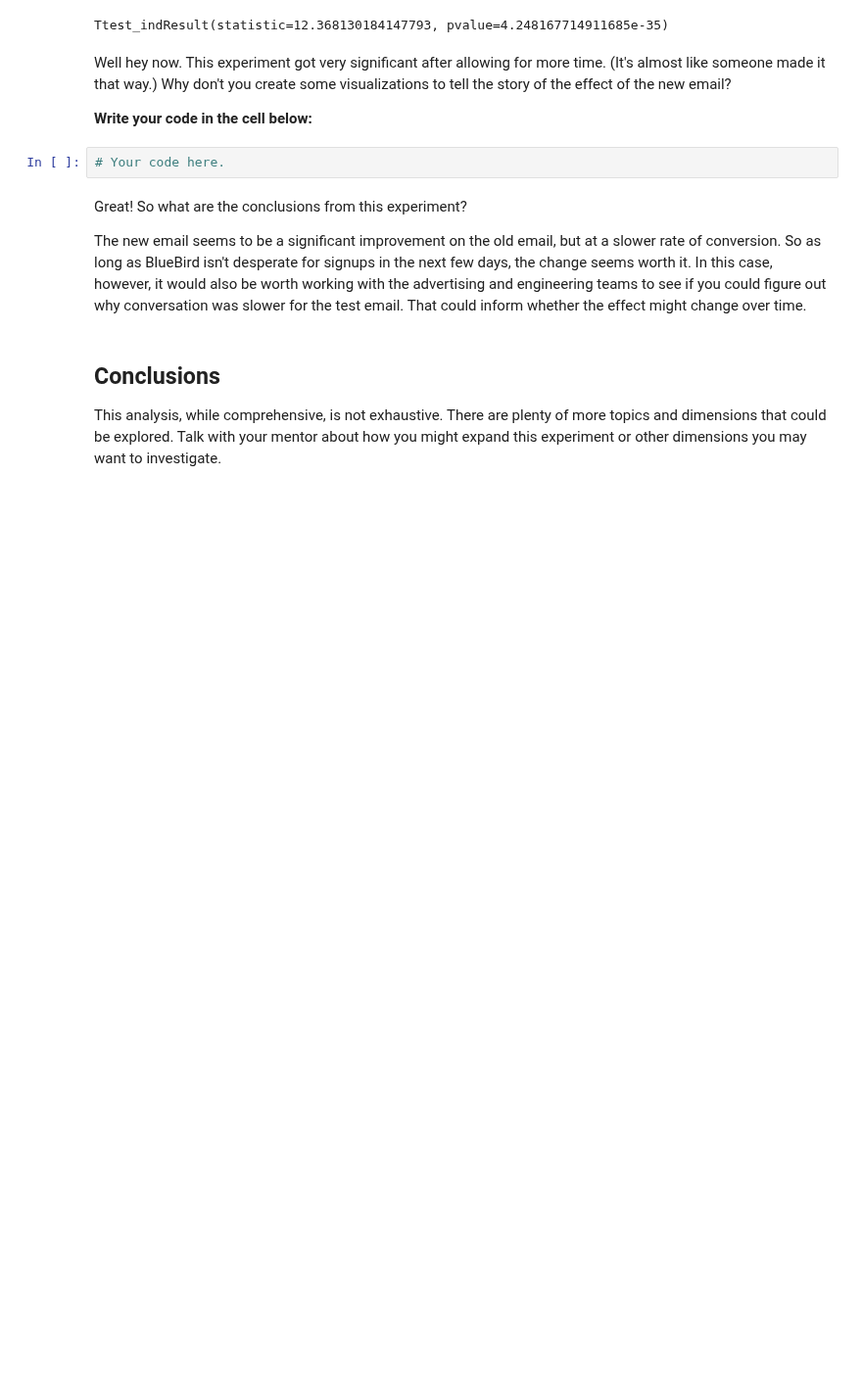
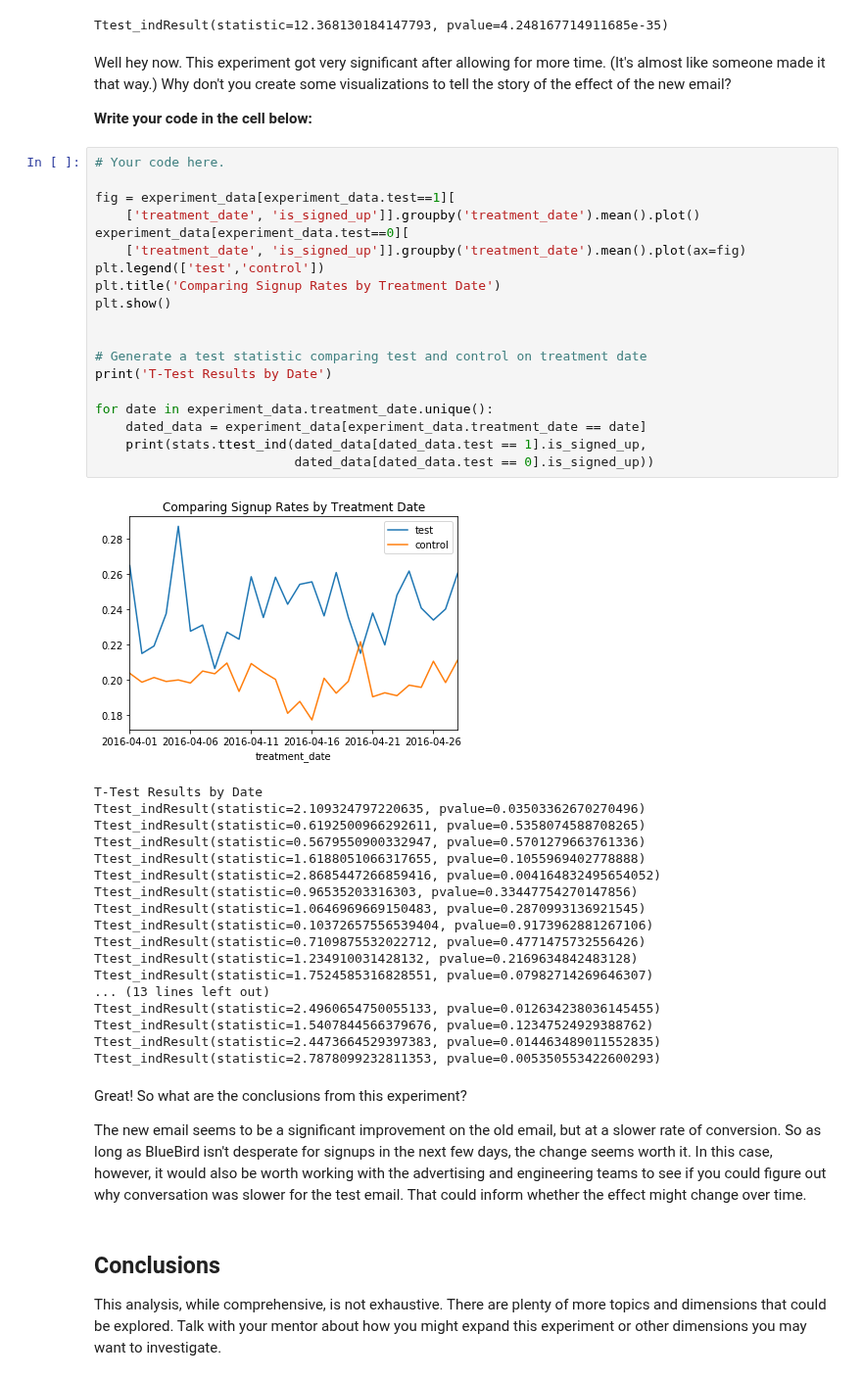
Before and after one commit to Alsukhon/Thinkful, a Jupyter notebook: 13.9 experimentation_guided_example/experimentation_guided_example.ipynb, the cells around one changed output. Shown at 98% size. Cells and saved outputs as stored; diff of their text form; blank space fills up the shorter version.

```diff
--- a/13.9 experimentation_guided_example/experimentation_guided_example.ipynb
+++ b/13.9 experimentation_guided_example/experimentation_guided_example.ipynb
@@ -208,8 +244,44 @@ Ttest_indResult(statistic=12.368130184147793, pvalue=4.248167714911685e-35)
 Well hey now. This experiment got very significant after allowing for more time. (It's almost like someone made it that way.) Why don't you create some visualizations to tell the story of the effect of the new email?
 
 **Write your code in the cell below:**
-# %%
-# Your code here.
+# %%
+# Your code here.
+
+fig = experiment_data[experiment_data.test==1][
+    ['treatment_date', 'is_signed_up']].groupby('treatment_date').mean().plot()
+experiment_data[experiment_data.test==0][
+    ['treatment_date', 'is_signed_up']].groupby('treatment_date').mean().plot(ax=fig)
+plt.legend(['test','control'])
+plt.title('Comparing Signup Rates by Treatment Date')
+plt.show()
+
+
+# Generate a test statistic comparing test and control on treatment date
+print('T-Test Results by Date')
+
+for date in experiment_data.treatment_date.unique():
+    dated_data = experiment_data[experiment_data.treatment_date == date]
+    print(stats.ttest_ind(dated_data[dated_data.test == 1].is_signed_up,
+                          dated_data[dated_data.test == 0].is_signed_up))
+# %% [output]
+[figure, added]
+T-Test Results by Date
+Ttest_indResult(statistic=2.109324797220635, pvalue=0.03503362670270496)
+Ttest_indResult(statistic=0.6192500966292611, pvalue=0.5358074588708265)
+Ttest_indResult(statistic=0.5679550900332947, pvalue=0.5701279663761336)
+Ttest_indResult(statistic=1.6188051066317655, pvalue=0.1055969402778888)
+Ttest_indResult(statistic=2.8685447266859416, pvalue=0.004164832495654052)
+Ttest_indResult(statistic=0.96535203316303, pvalue=0.33447754270147856)
+Ttest_indResult(statistic=1.0646969669150483, pvalue=0.2870993136921545)
+Ttest_indResult(statistic=0.10372657556539404, pvalue=0.9173962881267106)
+Ttest_indResult(statistic=0.7109875532022712, pvalue=0.4771475732556426)
+Ttest_indResult(statistic=1.234910031428132, pvalue=0.2169634842483128)
+Ttest_indResult(statistic=1.7524585316828551, pvalue=0.07982714269646307)
+... (13 lines left out)
+Ttest_indResult(statistic=2.4960654750055133, pvalue=0.012634238036145455)
+Ttest_indResult(statistic=1.5407844566379676, pvalue=0.12347524929388762)
+Ttest_indResult(statistic=2.4473664529397383, pvalue=0.014463489011552835)
+Ttest_indResult(statistic=2.7878099232811353, pvalue=0.005350553422600293)
 # %% [markdown]
 Great! So what are the conclusions from this experiment?
 
```
Also changed, not shown: parts of 3 cells of this notebook.
